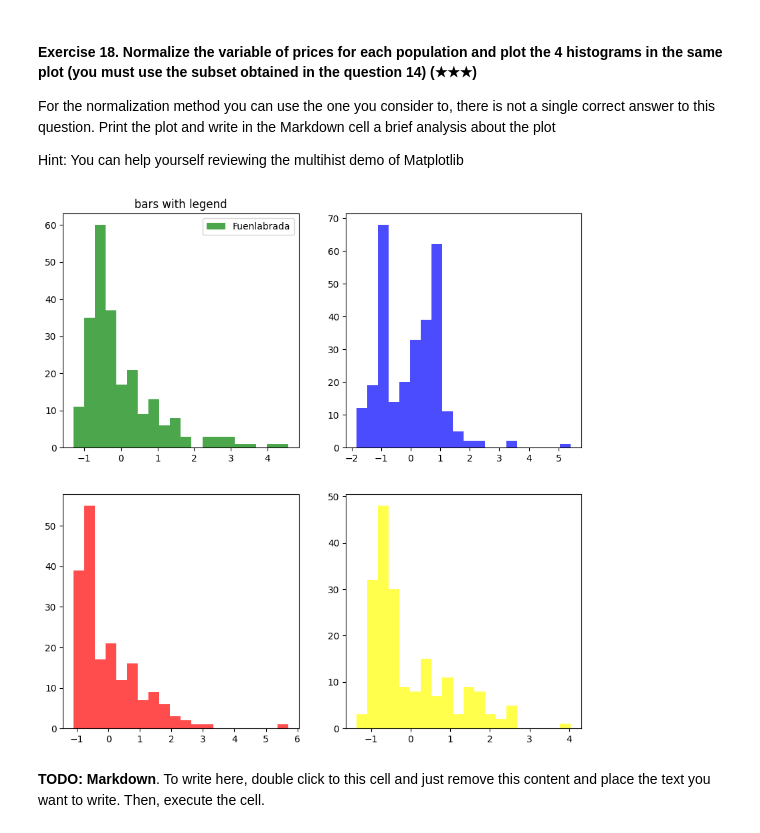
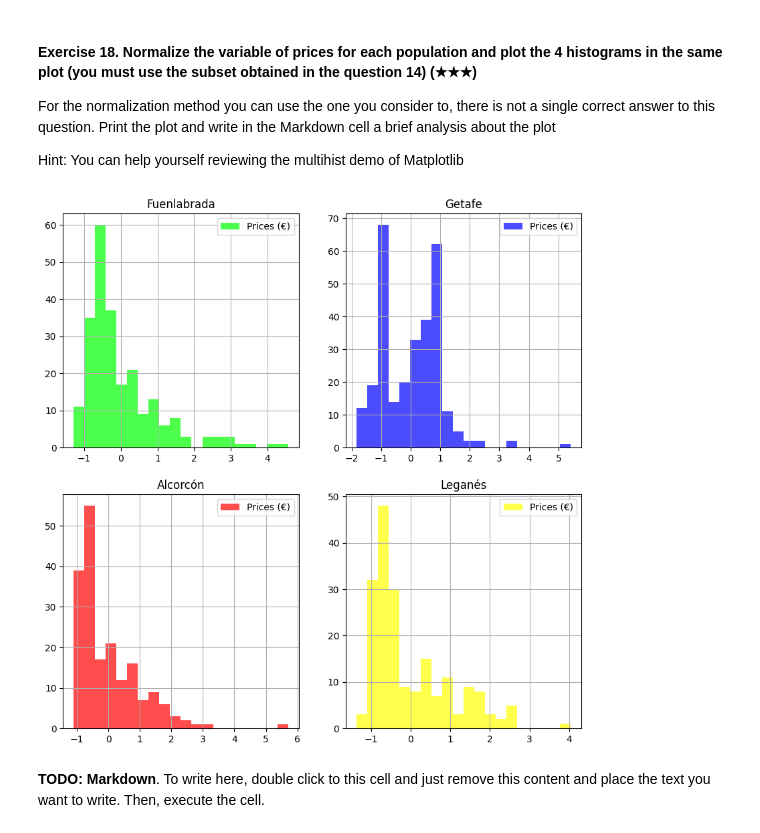
Before and after one commit to SamuelHollis/Final_project_Samu_realestate-datacleanup-exercise, a Jupyter notebook: project.ipynb, the cells around one changed output. Saved outputs shown, nothing was run; the diff lists cells and outputs as text; code cells hidden in the pictures.

```diff
--- a/project.ipynb
+++ b/project.ipynb
@@ -379,24 +406,38 @@ For the normalization method you can use the one you consider to, there is not a
 
 Hint: You can help yourself reviewing the multihist demo of Matplotlib
 # %%
+#Normalize the variables
 normal_fuenla = (fuenla['price'] - fuenla['price'].mean()) / fuenla['price'].std()
 normal_geta = (geta['price'] - geta['price'].mean()) / geta['price'].std()
 normal_alco = (alco['price'] - alco['price'].mean()) / alco['price'].std()
 normal_lega = (lega['price'] - lega['price'].mean()) / lega['price'].std()
 
-
+#Create subplots
 fig, axs = plt.subplots(2, 2, figsize = (10, 10))
-
-axs[0, 0].hist(normal_fuenla, bins=20, alpha=0.7, label="Fuenlabrada", color="green",)
+#1st Histogram: Fuenlabrada
+axs[0, 0].hist(normal_fuenla, bins=20, alpha=0.7, label="Prices (€)", color="lime",)
 axs[0, 0 ].legend(prop={'size': 10})
-axs[0, 0].set_title('bars with legend')
-axs[0, 1].hist(normal_geta, bins=20, alpha=0.7, label="Getafe", color="blue")
-axs[1, 0].hist(normal_alco, bins=20, alpha=0.7, label="Alcorcón", color="red")
-axs[1, 1].hist(normal_lega, bins=20, alpha=0.7, label="Leganés", color="yellow")
-
+axs[0, 0].set_title('Fuenlabrada')
+axs[0, 0].grid()
+#2nd Histogram: Getafe
+axs[0, 1].hist(normal_geta, bins=20, alpha=0.7, label="Prices (€)", color="blue")
+axs[0, 1].legend(prop={'size': 10})
+axs[0, 1].set_title('Getafe')
+axs[0, 1].grid()
+#3rd Histogram: Alcorón
+axs[1, 0].hist(normal_alco, bins=20, alpha=0.7, label="Prices (€)", color="red")
+axs[1, 0].legend(prop={'size': 10})
+axs[1, 0].set_title('Alcorcón')
+axs[1, 0].grid()
+#4th Histogram: Leganés
+axs[1, 1].hist(normal_lega, bins=20, alpha=0.7, label="Prices (€)", color="yellow")
+axs[1, 1].legend(prop={'size': 10})
+axs[1, 1].set_title('Leganés')
+axs[1, 1].grid()
+#Print histogram
 plt.show()
 # %% [output]
-[figure, old version]
+[figure, new version]
 # %% [markdown]
 **TODO: Markdown**. To write here, double click to this cell and just remove this content and place the text you want to write. Then, execute the cell.
 # %% [markdown]
```
Also changed, not shown: parts of 3 cells of this notebook.
